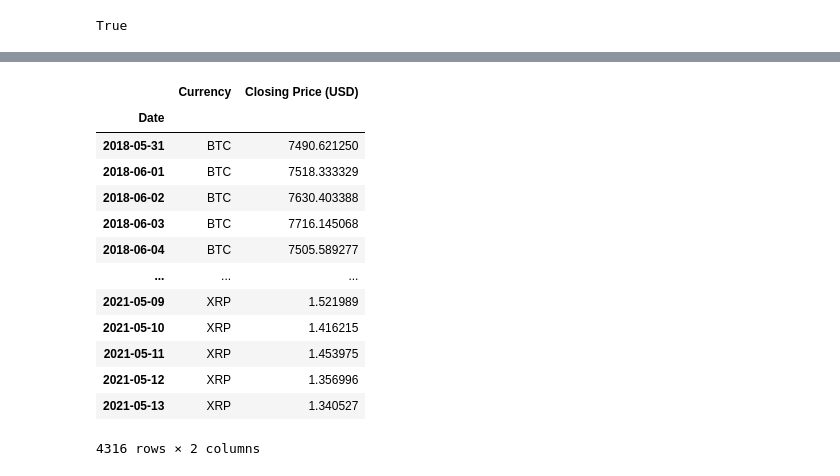
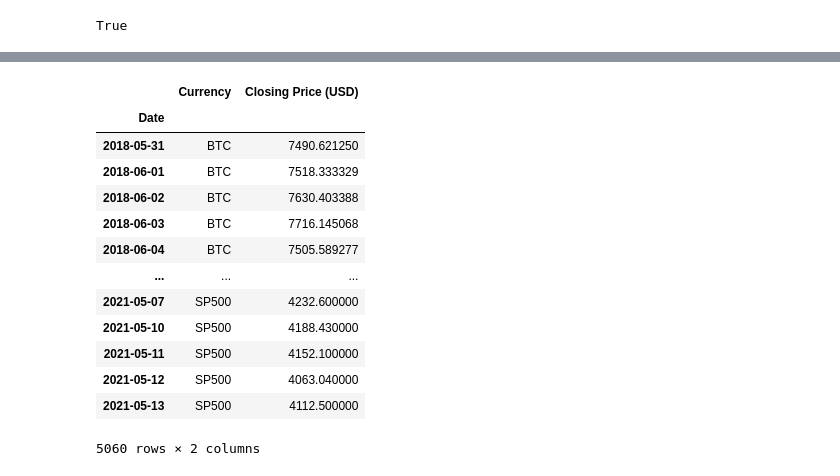
Before and after one commit to nataliaburrey/Diversified_Crypto_portfolio, a Jupyter notebook: project_1.ipynb, the cells around one changed output, grey strips where cells are left out. Cells and saved outputs as stored; diff of their text form; code cells hidden in the pictures.

```diff
--- a/project_1.ipynb
+++ b/project_1.ipynb
@@ -82,3 +43,13 @@ ltc_df = pd.read_csv(Path("./Resources/LTC_USD_2018-05-31_2021-05-13-CoinDesk.cs
     index_col="Date",
     parse_dates=True,
     infer_datetime_format=True)
+
+sp500_df = pd.read_csv(Path("./Resources/SP500.csv"),
+    index_col="Date",
+    dtype={
+       "Closing Price (USD)":np.float64
+    },
+    parse_dates=True,
+    infer_datetime_format=True)
+
+sp500_df.dtypes
@@ -129,12 +119,13 @@ star_date_xrp
 star_date_ltc = ltc_df.loc["2018-05-31" :]
 star_date_ltc
 
-
+start_date_sp500_df = sp500_df.loc["2018-05-31" :]
 
 display(star_date_btc.head() )
 display(star_date_eth.head() )
 display(star_date_xrp.head() )
 display(star_date_ltc.head() )
+display(start_date_sp500_df.head())
 # %% [output]
 |  | Currency | Closing Price (USD) | 24h Open (USD) | 24h High (USD) | 24h Low (USD) |
 | Date |  |  |  |  |  |
@@ -166,0 +165,4 @@ display(star_date_ltc.head() )
+# %%
+start_date_sp500_df['Currency'] = "SP500"
+start_date_sp500_df = start_date_sp500_df.reindex(columns=['Currency', 'Closing Price (USD)'])
+start_date_sp500_df.head()
@@ -167,30 +182,32 @@ display(star_date_ltc.head() )
 # %%
 btc_closing_prices = star_date_btc.loc[:,["Currency","Closing Price (USD)"]]
 
 eth_closing_prices = star_date_eth.loc[:,["Currency","Closing Price (USD)"]]
 
 ltc_closing_prices = star_date_ltc.loc[:,["Currency","Closing Price (USD)"]]
 
 xrp_closing_prices =  star_date_xrp.loc[:,["Currency","Closing Price (USD)"]]
 
-crypto_currencies_closing = [btc_closing_prices, eth_closing_prices, ltc_closing_prices, xrp_closing_prices]
+
+
+crypto_currencies_closing = [btc_closing_prices, eth_closing_prices, ltc_closing_prices, xrp_closing_prices, start_date_sp500_df]
 crypto_currencies_closing
 crypto_currencies_closing_df = pd.concat(crypto_currencies_closing)
 crypto_currencies_closing_df
 # %% [output]
 |  | Currency | Closing Price (USD) |
 | Date |  |  |
 | 2018-05-31 | BTC | 7490.621250 |
 | 2018-06-01 | BTC | 7518.333329 |
 | 2018-06-02 | BTC | 7630.403388 |
 | 2018-06-03 | BTC | 7716.145068 |
 | 2018-06-04 | BTC | 7505.589277 |
 | ... | ... | ... |
-| 2021-05-09 | XRP | 1.521989 |
-| 2021-05-10 | XRP | 1.416215 |
-| 2021-05-11 | XRP | 1.453975 |
-| 2021-05-12 | XRP | 1.356996 |
-| 2021-05-13 | XRP | 1.340527 |
+| 2021-05-07 | SP500 | 4232.600000 |
+| 2021-05-10 | SP500 | 4188.430000 |
+| 2021-05-11 | SP500 | 4152.100000 |
+| 2021-05-12 | SP500 | 4063.040000 |
+| 2021-05-13 | SP500 | 4112.500000 |
-4316 rows × 2 columns
+5060 rows × 2 columns
 # %%
 pivot_crypto_currencies_closing_df = crypto_currencies_closing_df.pivot(columns="Currency")
```
Also changed, not shown: parts of 21 cells of this notebook, 2 other files.
